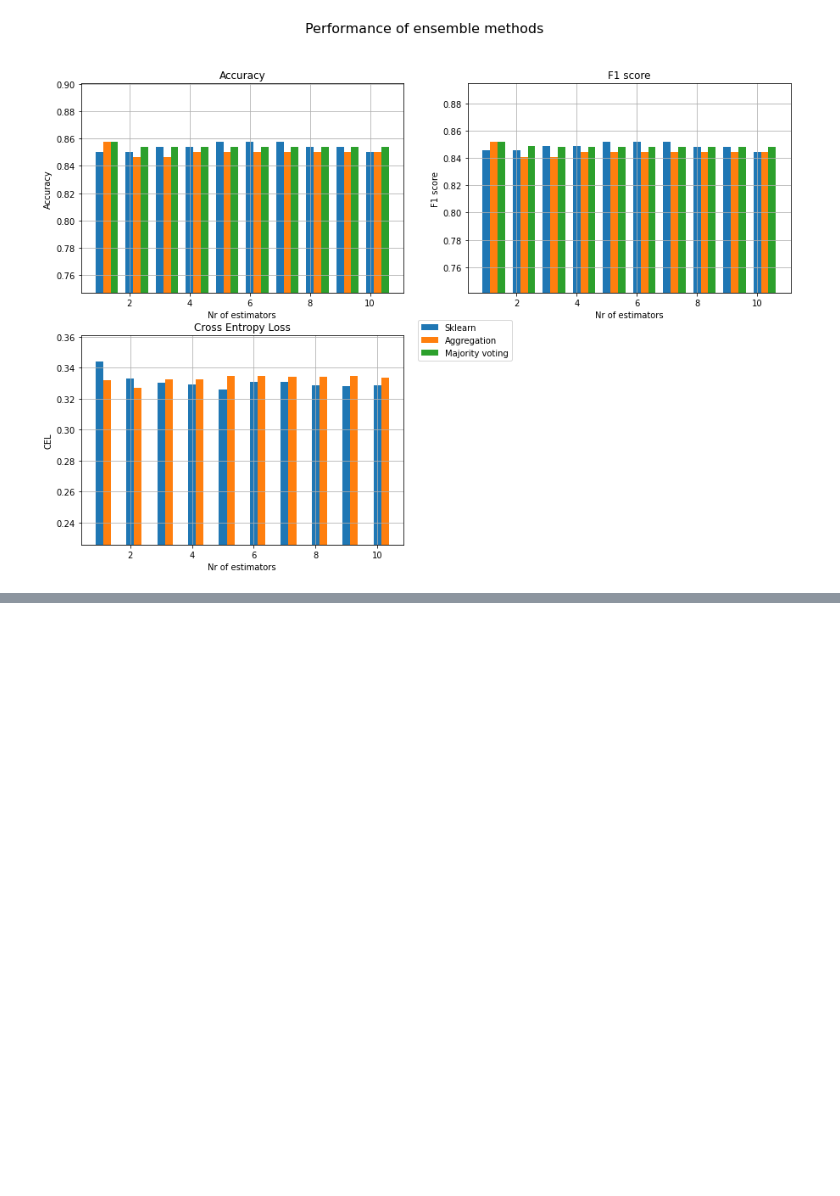
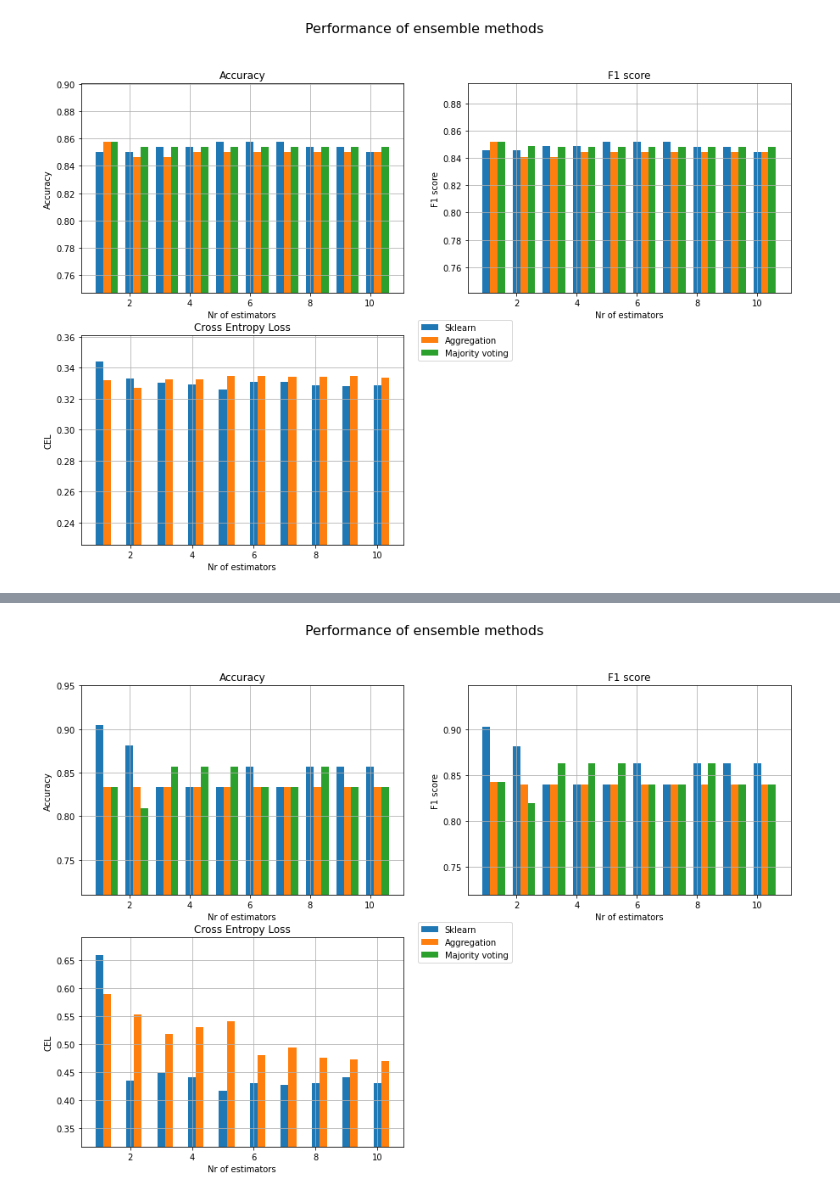
Before and after one commit to STProgrammer/Ensembled-naive-bayes-classifiers, a Jupyter notebook: GA-2.ipynb, the cells around one changed output, grey strips where cells are left out. Drawn from its saved outputs; the diff is of its cells as text; code cells hidden in the pictures; blank space fills up the shorter version.

Commit message:
tested on seeds dataset too

```diff
--- a/GA-2.ipynb
+++ b/GA-2.ipynb
@@ -896,0 +916,5 @@ plotting_ensemble(dataset_banknote, nr_of_classifiers, train_test_split, seed)
+# %%
+dataset_seeds.iloc[dataset_seeds.iloc[:, -1] == 1, -1] = 0
+dataset_seeds.iloc[dataset_seeds.iloc[:, -1] == 2, -1] = 1
+dataset_seeds.iloc[dataset_seeds.iloc[:, -1] == 3, -1] = 2
+dataset_seeds
@@ -896,0 +946,4 @@ plotting_ensemble(dataset_banknote, nr_of_classifiers, train_test_split, seed)
+# %%
+plotting_ensemble(dataset_seeds, nr_of_classifiers, train_test_split, seed)
+# %% [output]
+[figure, added]
```
Also changed, not shown: parts of 5 cells of this notebook, 1 other file.
